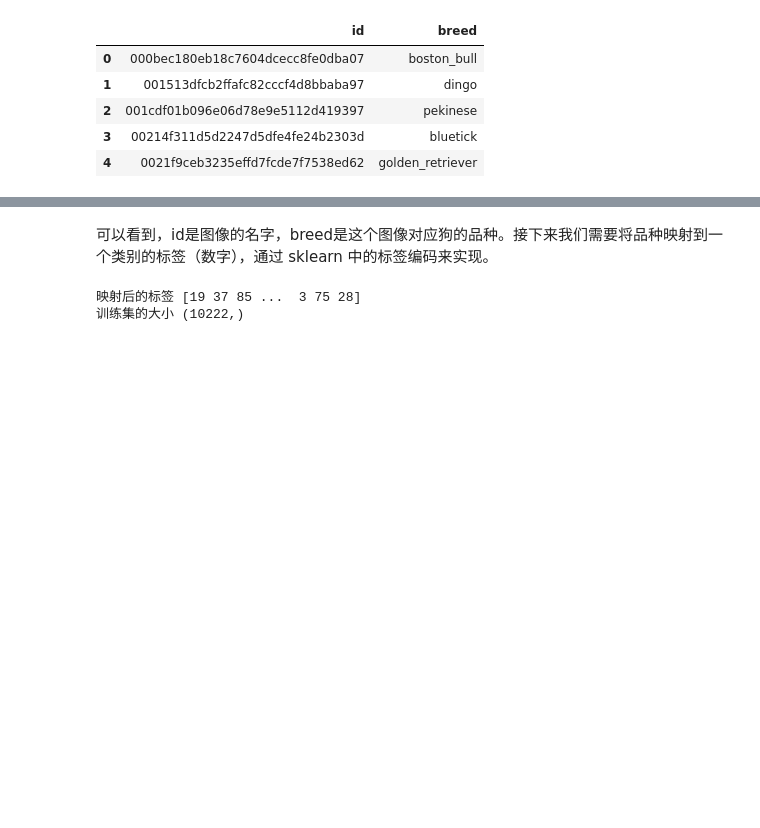
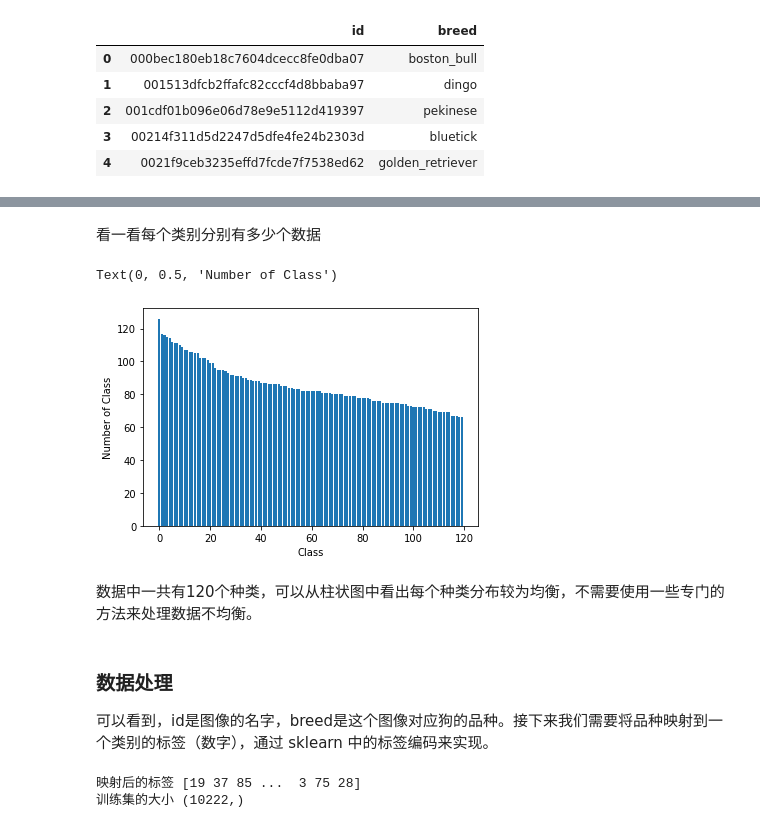
Before and after one commit to Pinkman026/Dog-Breed-Identification, a Jupyter notebook: Tutorial.ipynb, the cells around one changed output, grey strips where cells are left out. Saved outputs shown, nothing was run; the diff lists cells and outputs as text; code cells hidden in the pictures; blank space fills up the shorter version.

```diff
--- a/Tutorial.ipynb
+++ b/Tutorial.ipynb
@@ -88,4 +101,19 @@ train_csv.head()
+# %% [markdown]
+看一看每个类别分别有多少个数据
+# %%
+count = train_csv['breed'].value_counts()
+count
+plt.bar(range(120), count)
+plt.xlabel("Class")
+plt.ylabel("Number of Class")
+# %% [output]
+Text(0, 0.5, 'Number of Class')
+[figure, added]
+# %% [markdown]
+数据中一共有120个种类，可以从柱状图中看出每个种类分布较为均衡，不需要使用一些专门的方法来处理数据不均衡。
 # %% [markdown]
+### 数据处理
+
 可以看到，id是图像的名字，breed是这个图像对应狗的品种。接下来我们需要将品种映射到一个类别的标签（数字），通过 sklearn 中的标签编码来实现。
 # %%
 from sklearn.model_selection import train_test_split
```
Also changed, not shown: parts of 4 cells of this notebook.
